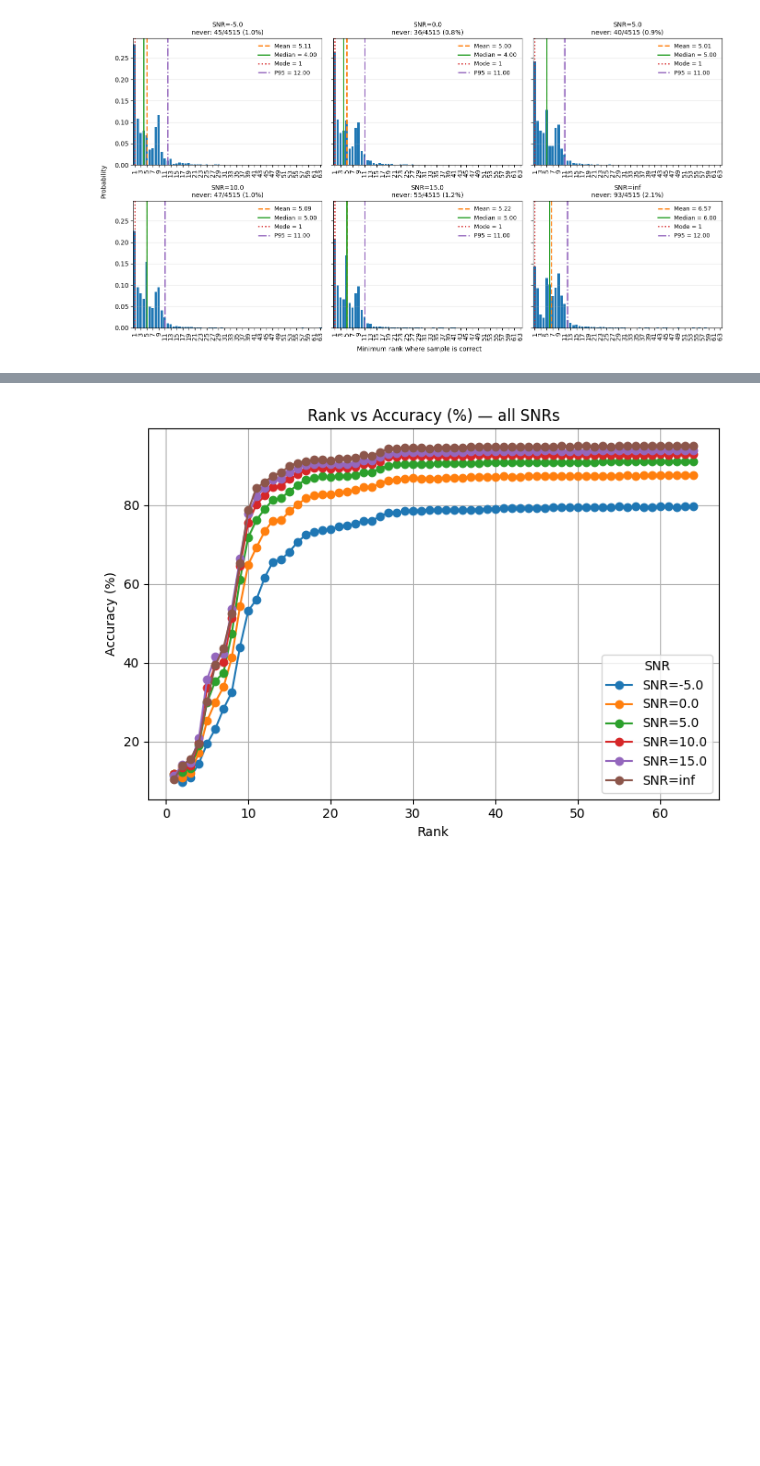
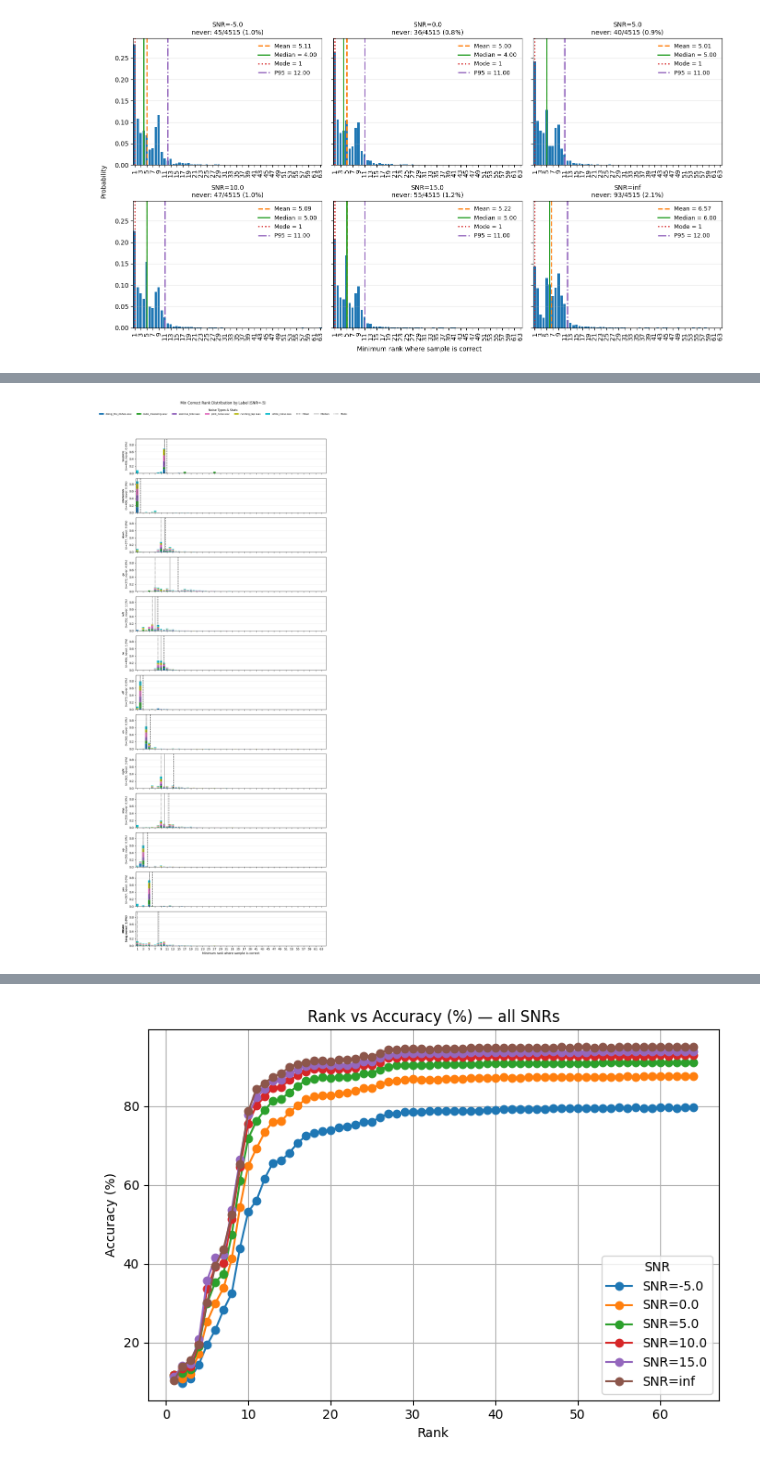
Before and after one commit to c-wejendorp/thesis, a Jupyter notebook: scripts/keyword_spotting/base_model_viz.ipynb, the cells around one changed output, grey strips where cells are left out. Drawn from its saved outputs; the diff is of its cells as text; code cells hidden in the pictures; blank space fills up the shorter version.

```diff
--- a/scripts/keyword_spotting/base_model_viz.ipynb
+++ b/scripts/keyword_spotting/base_model_viz.ipynb
@@ -479,0 +973,12 @@ per_sample_by_noise = plot_min_correct_rank_by_noise_type(
+# %%
+# Example: Plot min correct rank distribution by label for a specific SNR
+snr_value = -5  # Adjust this to your desired SNR value
+
+per_sample_by_label = plot_min_correct_rank_by_label(
+    df=df_for_viz,
+    snr_value=snr_value,
+    normalize=True,
+    stack_by_noise=True,  # Set to False for simple bars without noise stacking
+)
+# %% [output]
+[figure, added]
```
Also changed, not shown: parts of 10 cells of this notebook, 2 other files.
